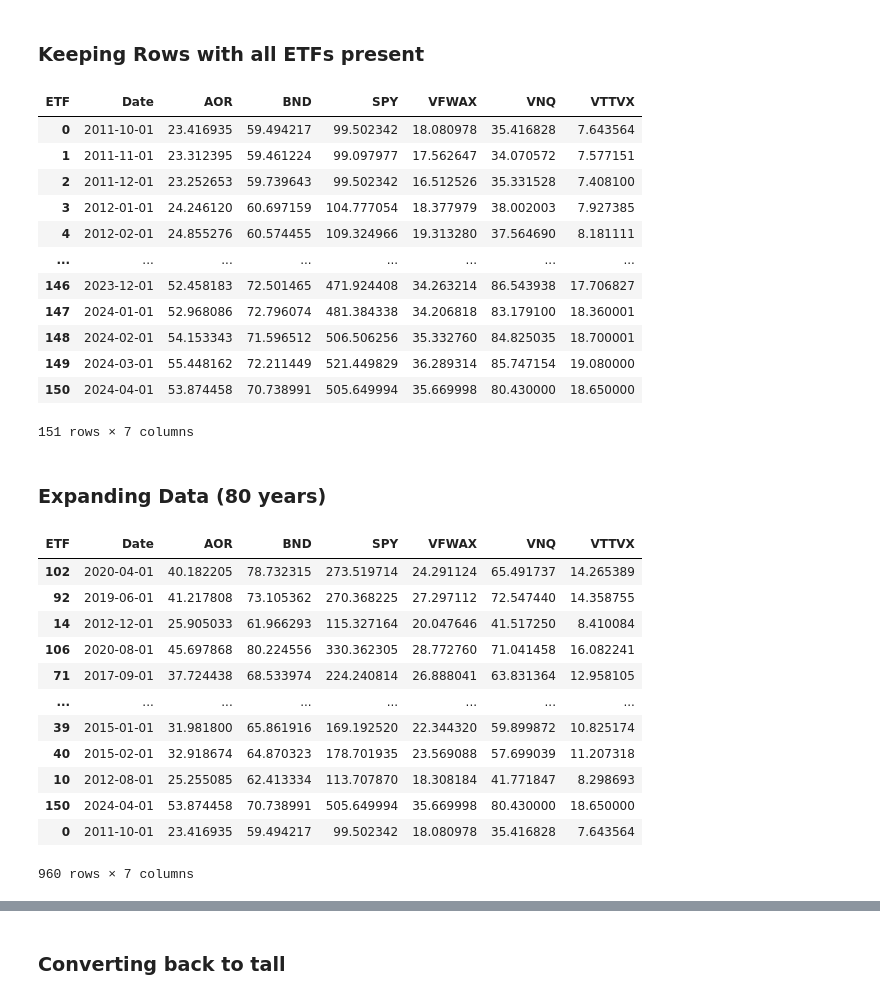
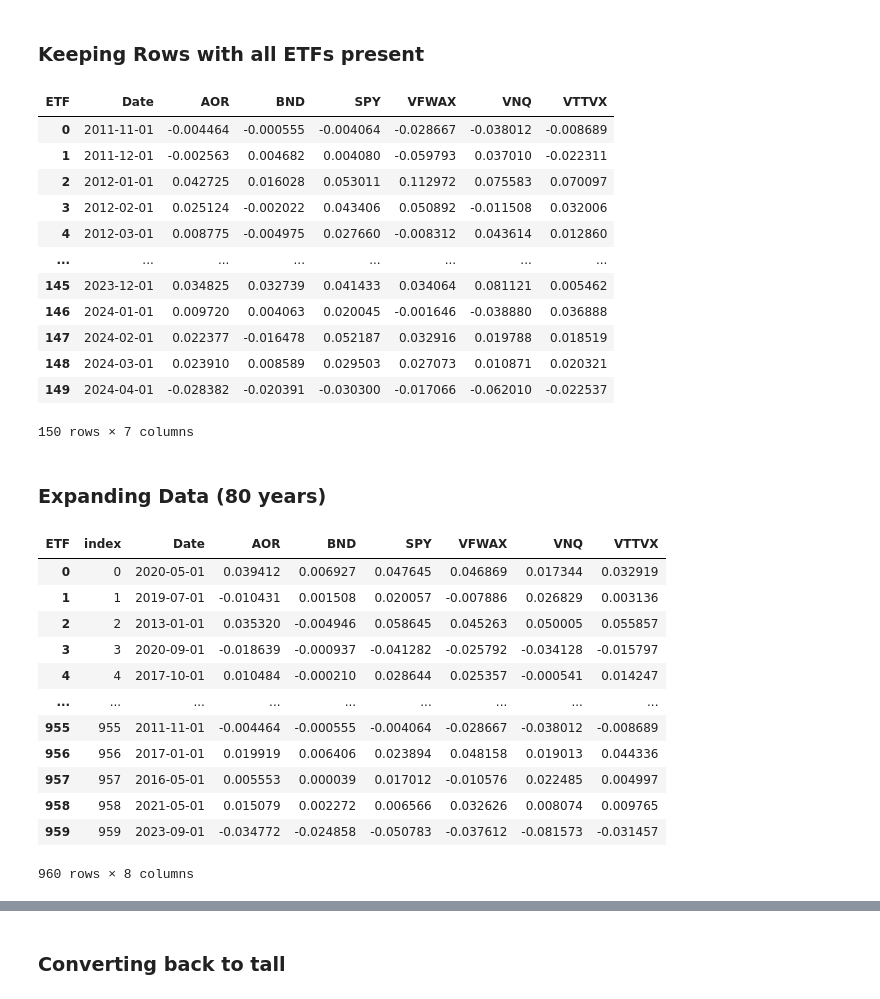
Before and after one commit to justinreed23/investingBackend, a Jupyter notebook: sample_build.ipynb, the cells around one changed output, grey strips where cells are left out. Drawn from its saved outputs; the diff is of its cells as text; code cells hidden in the pictures.

Commit message:
fixed sample_build.ipynb

```diff
--- a/sample_build.ipynb
+++ b/sample_build.ipynb
@@ -31,10 +31,14 @@ etfs_tall
 | 1394 | 2024-03-01 | 19.080000 | VTTVX |
 | 1395 | 2024-04-01 | 18.650000 | VTTVX |
 1396 rows × 3 columns
+# %%
+etfs_tall['ret'] = etfs_tall.groupby('ETF')['Adj Close'].pct_change()
+# %%
+etfs_tall.drop(columns=['Adj Close'], inplace=True)
 # %% [markdown]
 ### Converting DF to Wide ###
 # %%
-etfs_wide = etfs_tall.pivot(index='Date', columns='ETF', values='Adj Close')
+etfs_wide = etfs_tall.pivot(index='Date', columns='ETF', values='ret')
 etfs_wide
 # %% [output]
 | ETF | AOR | BND | SPY | VFWAX | VNQ | VTTVX |
@@ -59,34 +63,34 @@ etfs_full = etfs_full.reset_index(drop=False)
 etfs_full
 # %% [output]
 | ETF | Date | AOR | BND | SPY | VFWAX | VNQ | VTTVX |
-| 0 | 2011-10-01 | 23.416935 | 59.494217 | 99.502342 | 18.080978 | 35.416828 | 7.643564 |
-| 1 | 2011-11-01 | 23.312395 | 59.461224 | 99.097977 | 17.562647 | 34.070572 | 7.577151 |
-| 2 | 2011-12-01 | 23.252653 | 59.739643 | 99.502342 | 16.512526 | 35.331528 | 7.408100 |
-| 3 | 2012-01-01 | 24.246120 | 60.697159 | 104.777054 | 18.377979 | 38.002003 | 7.927385 |
-| 4 | 2012-02-01 | 24.855276 | 60.574455 | 109.324966 | 19.313280 | 37.564690 | 8.181111 |
+| 0 | 2011-11-01 | -0.004464 | -0.000555 | -0.004064 | -0.028667 | -0.038012 | -0.008689 |
+| 1 | 2011-12-01 | -0.002563 | 0.004682 | 0.004080 | -0.059793 | 0.037010 | -0.022311 |
+| 2 | 2012-01-01 | 0.042725 | 0.016028 | 0.053011 | 0.112972 | 0.075583 | 0.070097 |
+| 3 | 2012-02-01 | 0.025124 | -0.002022 | 0.043406 | 0.050892 | -0.011508 | 0.032006 |
+| 4 | 2012-03-01 | 0.008775 | -0.004975 | 0.027660 | -0.008312 | 0.043614 | 0.012860 |
 | ... | ... | ... | ... | ... | ... | ... | ... |
-| 146 | 2023-12-01 | 52.458183 | 72.501465 | 471.924408 | 34.263214 | 86.543938 | 17.706827 |
-| 147 | 2024-01-01 | 52.968086 | 72.796074 | 481.384338 | 34.206818 | 83.179100 | 18.360001 |
-| 148 | 2024-02-01 | 54.153343 | 71.596512 | 506.506256 | 35.332760 | 84.825035 | 18.700001 |
-| 149 | 2024-03-01 | 55.448162 | 72.211449 | 521.449829 | 36.289314 | 85.747154 | 19.080000 |
-| 150 | 2024-04-01 | 53.874458 | 70.738991 | 505.649994 | 35.669998 | 80.430000 | 18.650000 |
+| 145 | 2023-12-01 | 0.034825 | 0.032739 | 0.041433 | 0.034064 | 0.081121 | 0.005462 |
+| 146 | 2024-01-01 | 0.009720 | 0.004063 | 0.020045 | -0.001646 | -0.038880 | 0.036888 |
+| 147 | 2024-02-01 | 0.022377 | -0.016478 | 0.052187 | 0.032916 | 0.019788 | 0.018519 |
+| 148 | 2024-03-01 | 0.023910 | 0.008589 | 0.029503 | 0.027073 | 0.010871 | 0.020321 |
+| 149 | 2024-04-01 | -0.028382 | -0.020391 | -0.030300 | -0.017066 | -0.062010 | -0.022537 |
-151 rows × 7 columns
+150 rows × 7 columns
 # %% [markdown]
 ### Expanding Data (80 years) ###
 # %%
-wide_sim_life = etfs_full.sample(n=12*80, random_state=42, replace=True)
+wide_sim_life = etfs_full.sample(n=12*80, random_state=42, replace=True, ignore_index=True).reset_index()
 wide_sim_life
 # %% [output]
-| ETF | Date | AOR | BND | SPY | VFWAX | VNQ | VTTVX |
-| 102 | 2020-04-01 | 40.182205 | 78.732315 | 273.519714 | 24.291124 | 65.491737 | 14.265389 |
-| 92 | 2019-06-01 | 41.217808 | 73.105362 | 270.368225 | 27.297112 | 72.547440 | 14.358755 |
-| 14 | 2012-12-01 | 25.905033 | 61.966293 | 115.327164 | 20.047646 | 41.517250 | 8.410084 |
-| 106 | 2020-08-01 | 45.697868 | 80.224556 | 330.362305 | 28.772760 | 71.041458 | 16.082241 |
-| 71 | 2017-09-01 | 37.724438 | 68.533974 | 224.240814 | 26.888041 | 63.831364 | 12.958105 |
-| ... | ... | ... | ... | ... | ... | ... | ... |
-| 39 | 2015-01-01 | 31.981800 | 65.861916 | 169.192520 | 22.344320 | 59.899872 | 10.825174 |
-| 40 | 2015-02-01 | 32.918674 | 64.870323 | 178.701935 | 23.569088 | 57.699039 | 11.207318 |
-| 10 | 2012-08-01 | 25.255085 | 62.413334 | 113.707870 | 18.308184 | 41.771847 | 8.298693 |
-| 150 | 2024-04-01 | 53.874458 | 70.738991 | 505.649994 | 35.669998 | 80.430000 | 18.650000 |
-| 0 | 2011-10-01 | 23.416935 | 59.494217 | 99.502342 | 18.080978 | 35.416828 | 7.643564 |
+| ETF | index | Date | AOR | BND | SPY | VFWAX | VNQ | VTTVX |
+| 0 | 0 | 2020-05-01 | 0.039412 | 0.006927 | 0.047645 | 0.046869 | 0.017344 | 0.032919 |
+| 1 | 1 | 2019-07-01 | -0.010431 | 0.001508 | 0.020057 | -0.007886 | 0.026829 | 0.003136 |
+| 2 | 2 | 2013-01-01 | 0.035320 | -0.004946 | 0.058645 | 0.045263 | 0.050005 | 0.055857 |
+| 3 | 3 | 2020-09-01 | -0.018639 | -0.000937 | -0.041282 | -0.025792 | -0.034128 | -0.015797 |
+| 4 | 4 | 2017-10-01 | 0.010484 | -0.000210 | 0.028644 | 0.025357 | -0.000541 | 0.014247 |
+| ... | ... | ... | ... | ... | ... | ... | ... | ... |
+| 955 | 955 | 2011-11-01 | -0.004464 | -0.000555 | -0.004064 | -0.028667 | -0.038012 | -0.008689 |
+| 956 | 956 | 2017-01-01 | 0.019919 | 0.006406 | 0.023894 | 0.048158 | 0.019013 | 0.044336 |
+| 957 | 957 | 2016-05-01 | 0.005553 | 0.000039 | 0.017012 | -0.010576 | 0.022485 | 0.004997 |
+| 958 | 958 | 2021-05-01 | 0.015079 | 0.002272 | 0.006566 | 0.032626 | 0.008074 | 0.009765 |
+| 959 | 959 | 2023-09-01 | -0.034772 | -0.024858 | -0.050783 | -0.037612 | -0.081573 | -0.031457 |
-960 rows × 7 columns
+960 rows × 8 columns
```
Also changed, not shown: parts of 13 cells of this notebook, 4 other files.
